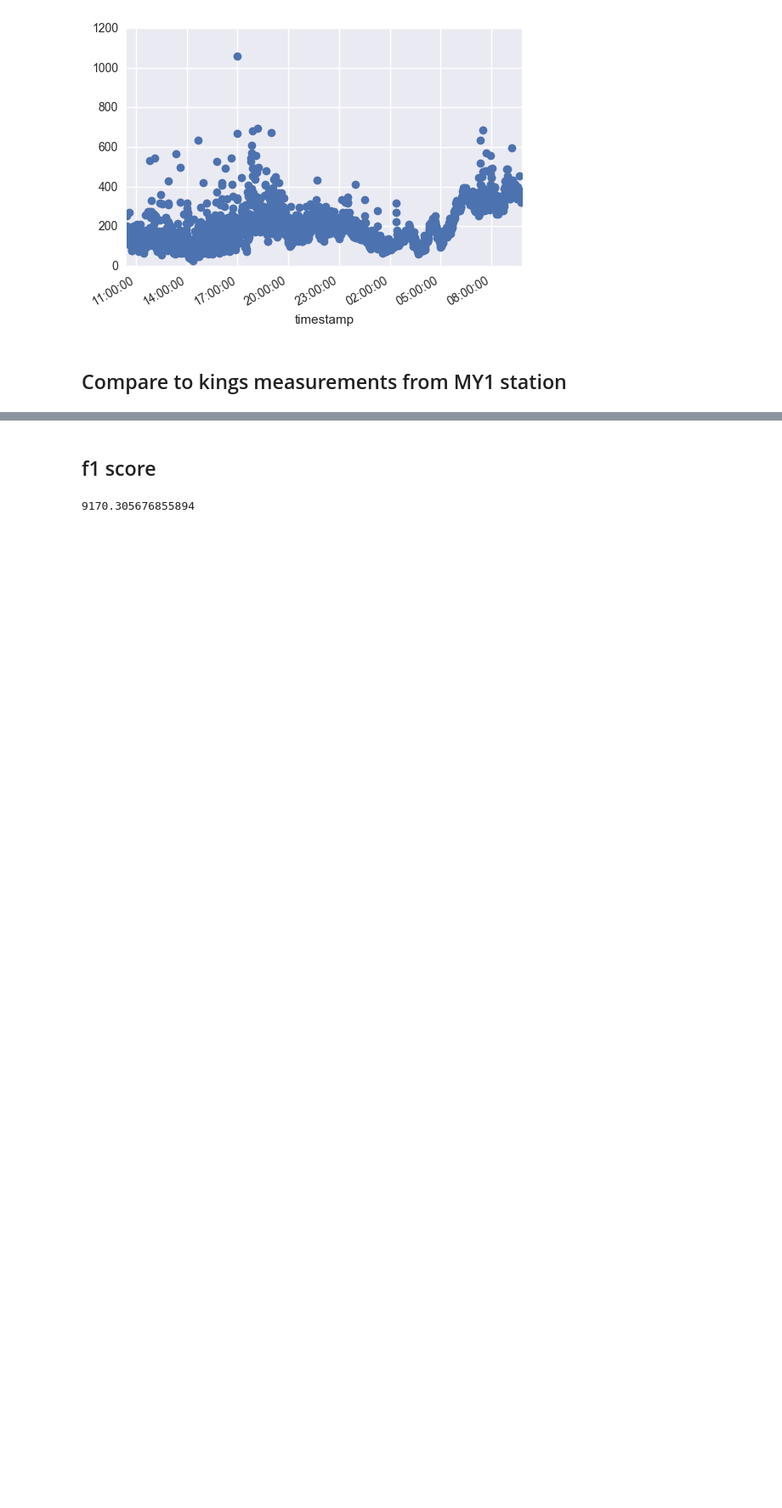
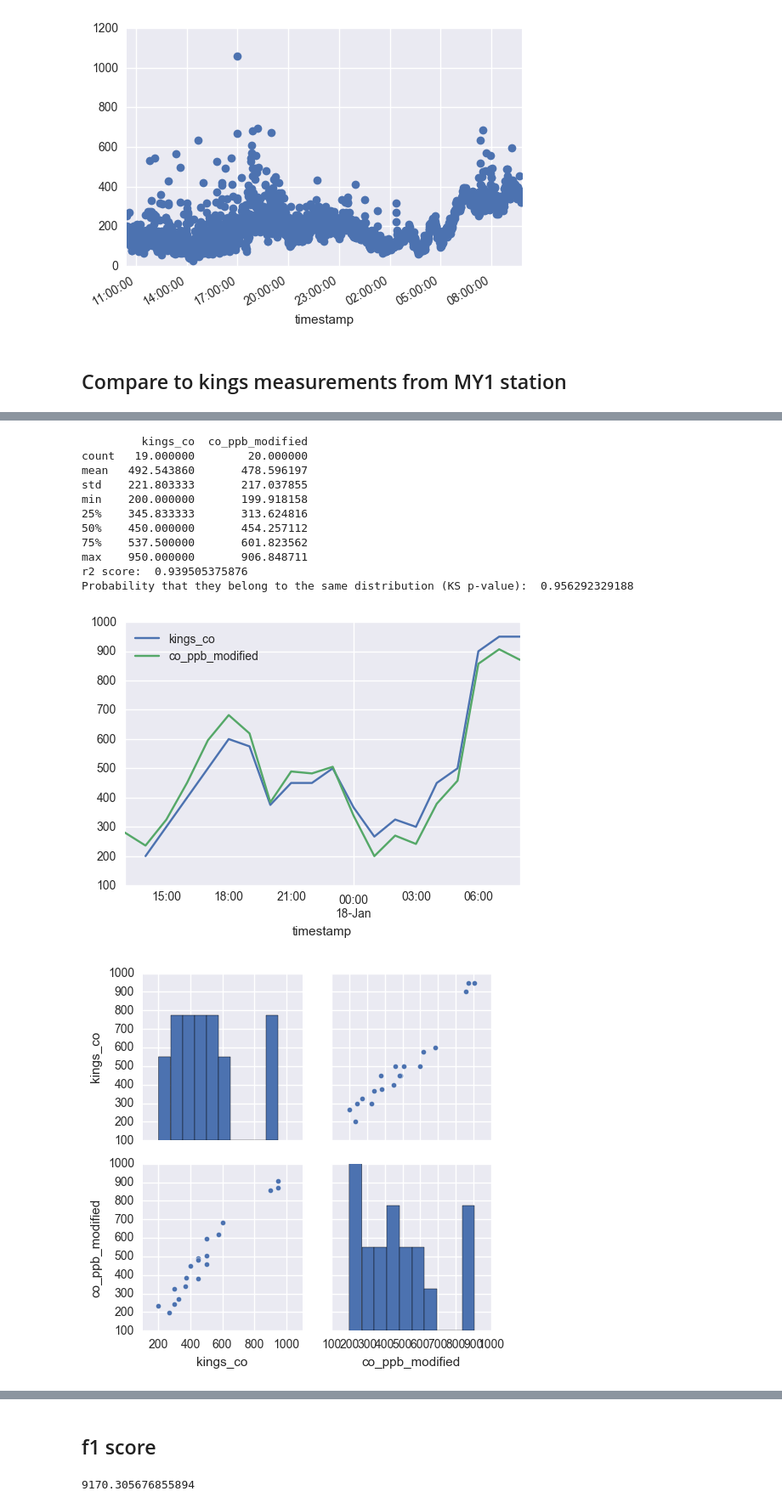
Before and after one commit to lingxz/climathon2016, a Jupyter notebook: sensors-colocation.ipynb, the cells around one changed output, grey strips where cells are left out. Shown: that part at 85% size. Cells and saved outputs as stored; diff of their text form; code cells hidden in the pictures; blank space fills up the shorter version.

```diff
--- a/sensors-colocation.ipynb
+++ b/sensors-colocation.ipynb
@@ -106,6 +114,7 @@ df_kings_vol = df_kings_vol.set_index('timestamp')
 ds_kings_vol = xr.Dataset.from_dataframe(df_kings_vol)
 kings_prefix = dict([(v, 'kings_'+v) for v in ds_kings_vol.data_vars])
 
+
 def compare(ds_merged, airpublic_measure, kings_measure):
     ds_merged_one = ds_merged[[airpublic_measure, kings_measure]]
     # ds_merged_one['error'] = ds_merged_one[kings_measure] - ds_merged[airpublic_measure]
@@ -113,6 +122,14 @@ def compare(ds_merged, airpublic_measure, kings_measure):
     ds_merged_one.to_dataframe().plot()
     sns.pairplot(ds_merged_one.to_dataframe().dropna().reset_index(), vars=ds_merged_one.data_vars)
     print(ds_merged_one.to_dataframe().describe())
+
+    # calculate r2 score
+    r2 = r2_score(ds_merged_one.to_dataframe().dropna()[airpublic_measure], ds_merged_one.to_dataframe().dropna()[kings_measure])
+    print("r2 score: ", r2)
+
+    # KS-test
+    ks_statistic, p_value = scipy.stats.ks_2samp(ds_merged_one.to_dataframe().dropna()[airpublic_measure], ds_merged_one.to_dataframe().dropna()[kings_measure])
+    print("Probability that they belong to the same distribution (KS p-value): ", p_value)
 # %%
 ds_kings_vol.to_dataframe().head()
 # %% [output]
@@ -166,0 +207,18 @@ r2_score(co_r2_df.dropna()['kings_co'], co_r2_df.dropna()['co_ppb_modified'])
+# %%
+ds_merged['co_ppb_modified'] = ds_merged['co_ppb'] * regr.coef_[0] + regr.intercept_[0]
+
+compare(ds_merged,'kings_co','co_ppb_modified')
+# %% [output]
+         kings_co  co_ppb_modified
+count   19.000000        20.000000
+mean   492.543860       478.596197
+std    221.803333       217.037855
+min    200.000000       199.918158
+25%    345.833333       313.624816
+50%    450.000000       454.257112
+75%    537.500000       601.823562
+max    950.000000       906.848711
+r2 score:  0.939505375876
+Probability that they belong to the same distribution (KS p-value):  0.956292329188
+[figure, added]
+[figure, added]
```
Also changed, not shown: parts of 31 cells of this notebook.
